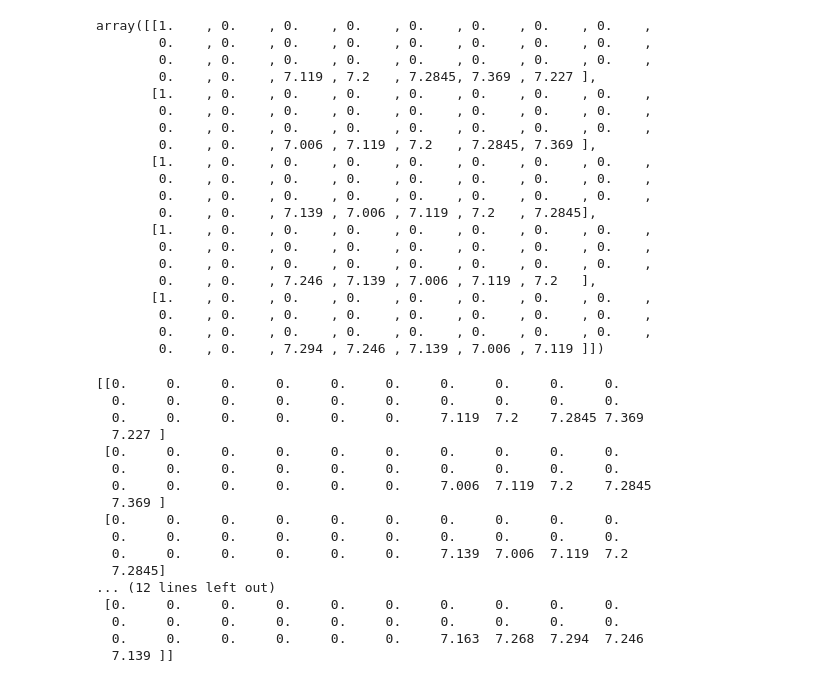
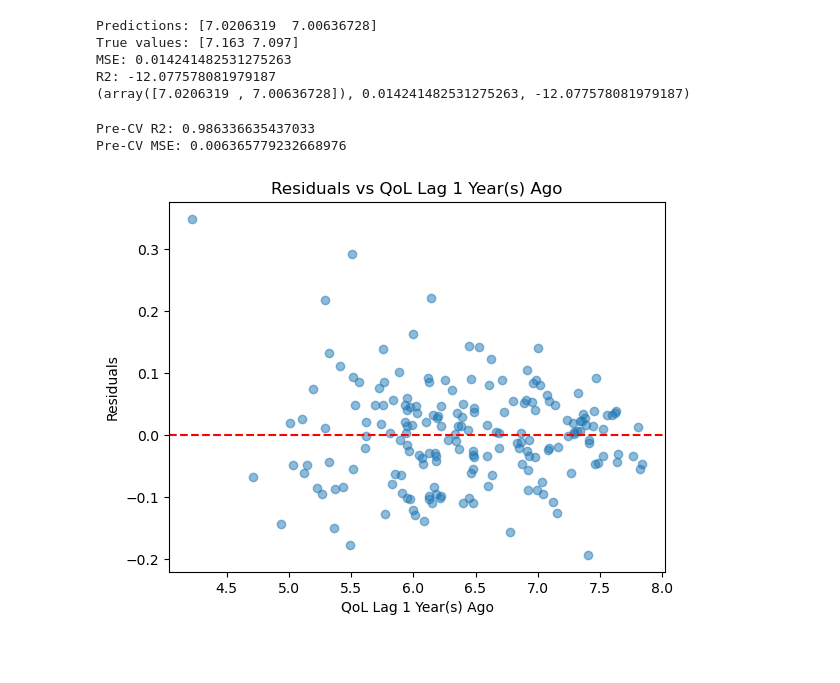
Before and after one commit to mke27/life, a Jupyter notebook: ml-src/regressor.ipynb, the cells around one changed output. Saved outputs shown, nothing was run; the diff lists cells and outputs as text; code cells hidden in the pictures; blank space fills up the shorter version.

Commit message:
Adding cross val and residuals plots

```diff
--- a/ml-src/regressor.ipynb
+++ b/ml-src/regressor.ipynb
@@ -268,25 +269 @@ def training(df, country):
-# %%
-test = training(df, "Austria")
-test[0]
-# %% [output]
-array([[1.    , 0.    , 0.    , 0.    , 0.    , 0.    , 0.    , 0.    ,
-        0.    , 0.    , 0.    , 0.    , 0.    , 0.    , 0.    , 0.    ,
-        0.    , 0.    , 0.    , 0.    , 0.    , 0.    , 0.    , 0.    ,
-        0.    , 0.    , 7.119 , 7.2   , 7.2845, 7.369 , 7.227 ],
-       [1.    , 0.    , 0.    , 0.    , 0.    , 0.    , 0.    , 0.    ,
-        0.    , 0.    , 0.    , 0.    , 0.    , 0.    , 0.    , 0.    ,
-        0.    , 0.    , 0.    , 0.    , 0.    , 0.    , 0.    , 0.    ,
-        0.    , 0.    , 7.006 , 7.119 , 7.2   , 7.2845, 7.369 ],
-       [1.    , 0.    , 0.    , 0.    , 0.    , 0.    , 0.    , 0.    ,
-        0.    , 0.    , 0.    , 0.    , 0.    , 0.    , 0.    , 0.    ,
-        0.    , 0.    , 0.    , 0.    , 0.    , 0.    , 0.    , 0.    ,
-        0.    , 0.    , 7.139 , 7.006 , 7.119 , 7.2   , 7.2845],
-       [1.    , 0.    , 0.    , 0.    , 0.    , 0.    , 0.    , 0.    ,
-        0.    , 0.    , 0.    , 0.    , 0.    , 0.    , 0.    , 0.    ,
-        0.    , 0.    , 0.    , 0.    , 0.    , 0.    , 0.    , 0.    ,
-        0.    , 0.    , 7.246 , 7.139 , 7.006 , 7.119 , 7.2   ],
-       [1.    , 0.    , 0.    , 0.    , 0.    , 0.    , 0.    , 0.    ,
-        0.    , 0.    , 0.    , 0.    , 0.    , 0.    , 0.    , 0.    ,
-        0.    , 0.    , 0.    , 0.    , 0.    , 0.    , 0.    , 0.    ,
-        0.    , 0.    , 7.294 , 7.246 , 7.139 , 7.006 , 7.119 ]])
 # %%
@@ -335,21 +321,36 @@ def testing(df, country, p=5):
 # %%
-test = testing(df, "Austria")
+w_train = training(df, "Austria")
+test = testing(df, "Austria", w_train)
 print(test)
 # %% [output]
-[[0.     0.     0.     0.     0.     0.     0.     0.     0.     0.
-  0.     0.     0.     0.     0.     0.     0.     0.     0.     0.
-  0.     0.     0.     0.     0.     0.     7.119  7.2    7.2845 7.369
-  7.227 ]
- [0.     0.     0.     0.     0.     0.     0.     0.     0.     0.
-  0.     0.     0.     0.     0.     0.     0.     0.     0.     0.
-  0.     0.     0.     0.     0.     0.     7.006  7.119  7.2    7.2845
-  7.369 ]
- [0.     0.     0.     0.     0.     0.     0.     0.     0.     0.
-  0.     0.     0.     0.     0.     0.     0.     0.     0.     0.
-  0.     0.     0.     0.     0.     0.     7.139  7.006  7.119  7.2
-  7.2845]
-... (12 lines left out)
- [0.     0.     0.     0.     0.     0.     0.     0.     0.     0.
-  0.     0.     0.     0.     0.     0.     0.     0.     0.     0.
-  0.     0.     0.     0.     0.     0.     7.163  7.268  7.294  7.246
-  7.139 ]]
+Predictions: [7.0206319  7.00636728]
+True values: [7.163 7.097]
+MSE: 0.014241482531275263
+R2: -12.077578081979187
+(array([7.0206319 , 7.00636728]), 0.014241482531275263, -12.077578081979187)
+# %%
+y_preds = X @ w
+resids = y - y_preds
+pre_cv_r2 = r2_score(y, y_preds)
+pre_cv_mse = mean_squared_error(y, y_preds)
+
+lag_index = int(input())
+
+lag_col = 26 + lag_index - 1
+x_feature = [x[lag_col] for x in X]
+
+print(f"Pre-CV R2: {pre_cv_r2}")
+print(f"Pre-CV MSE: {pre_cv_mse}")
+# %% [output]
+Pre-CV R2: 0.986336635437033
+Pre-CV MSE: 0.006365779232668976
+# %%
+# resids vs. x vals
+plt.scatter(x_feature, resids, alpha=0.5)
+plt.axhline(0, color='red', linestyle='--')
+plt.xlabel(f'QoL Lag {lag_index} Year(s) Ago')
+plt.ylabel('Residuals')
+plt.title(f'Residuals vs QoL Lag {lag_index} Year(s) Ago')
+plt.show()
+# %% [output]
+[figure, added]
```
Also changed, not shown: parts of 6 cells of this notebook, 1 other file.
